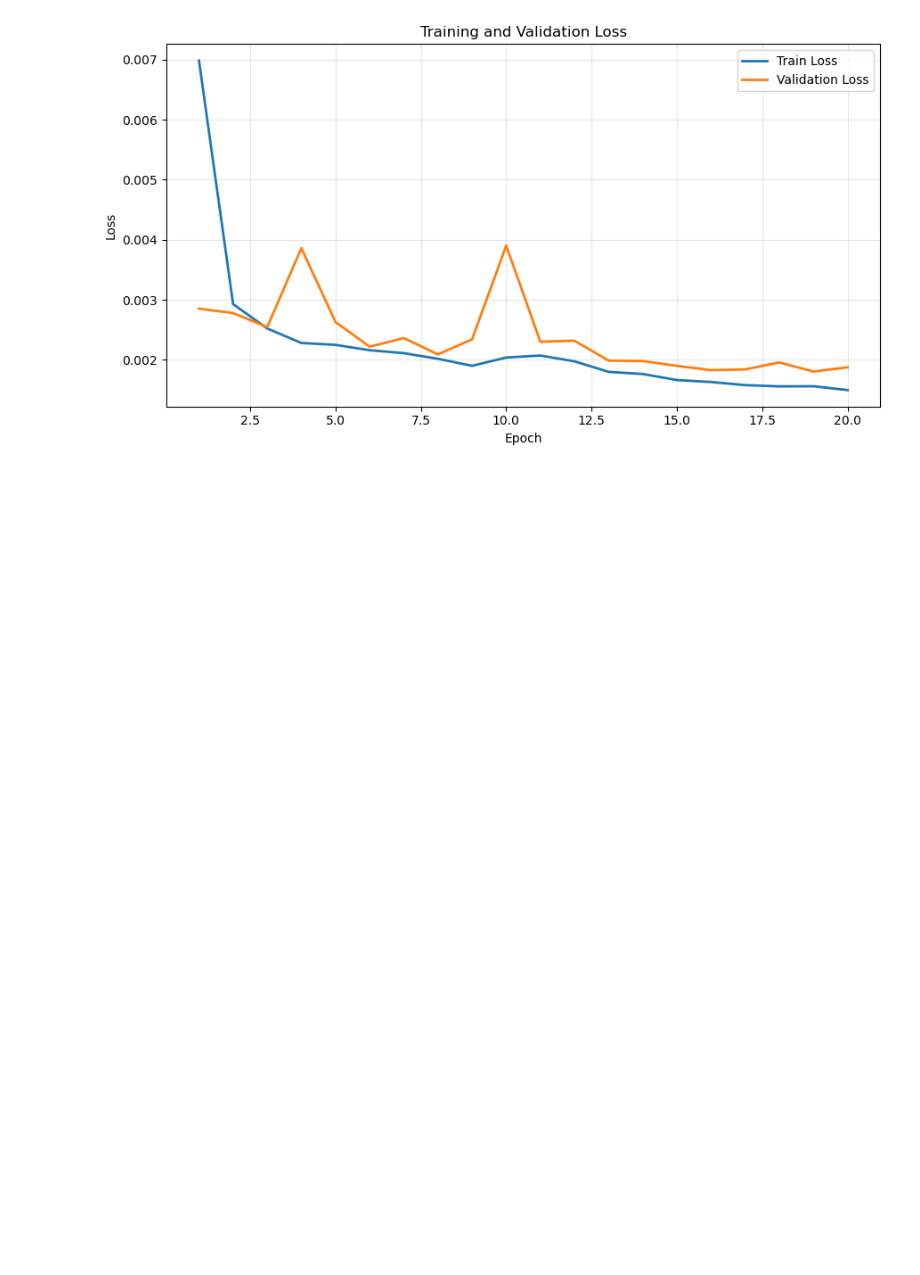
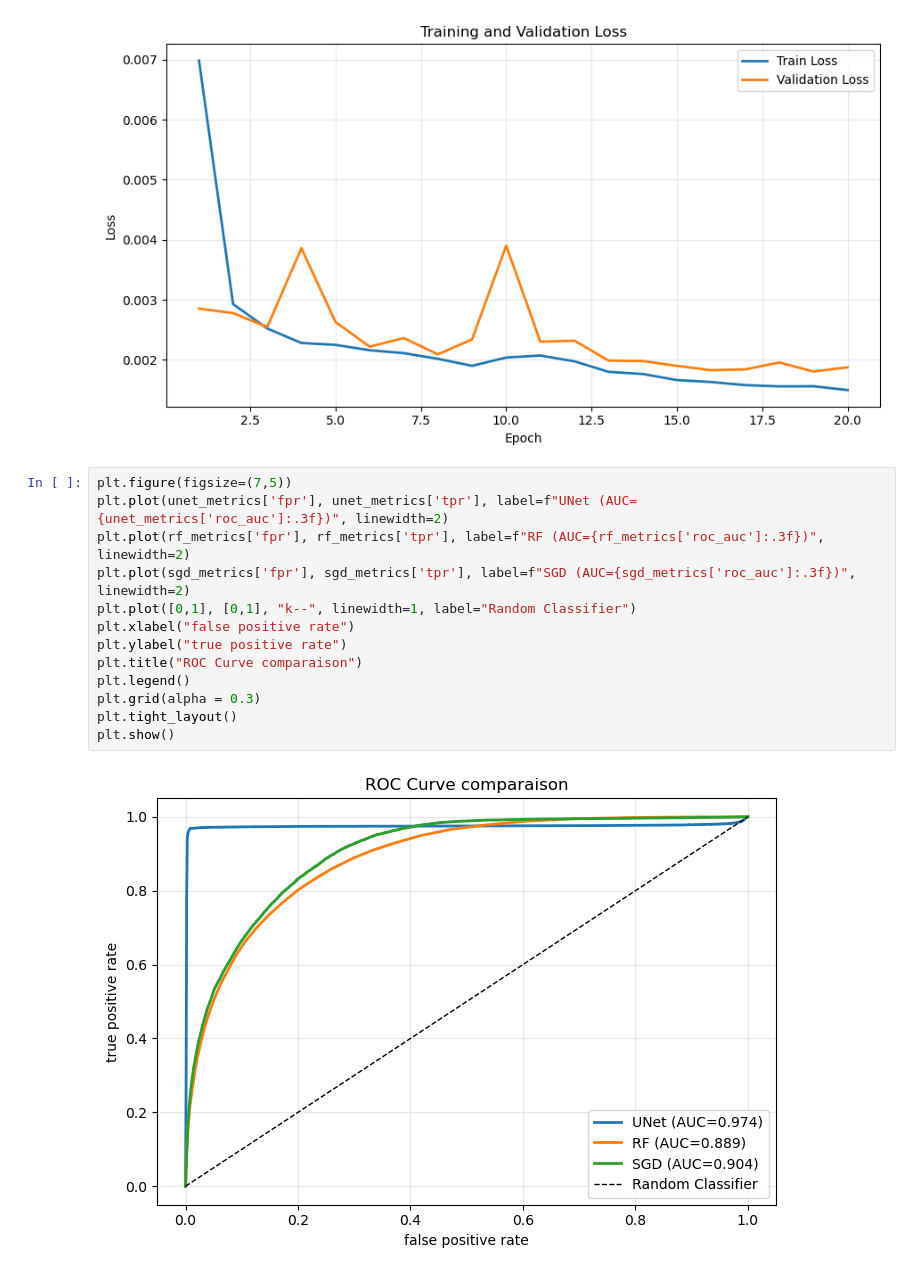
Before and after one commit to voracityyy/hyperspectral-image-road-segmentation, a Jupyter notebook: notebooks/plots.ipynb, the cells around one changed output. Drawn from its saved outputs; the diff is of its cells as text; blank space fills up the shorter version.

```diff
--- a/notebooks/plots.ipynb
+++ b/notebooks/plots.ipynb
@@ -44,3 +49,18 @@ plt.tight_layout()
 plt.show()
 # %% [output]
 [figure]
+# %%
+plt.figure(figsize=(7,5))
+plt.plot(unet_metrics['fpr'], unet_metrics['tpr'], label=f"UNet (AUC={unet_metrics['roc_auc']:.3f})", linewidth=2)
+plt.plot(rf_metrics['fpr'], rf_metrics['tpr'], label=f"RF (AUC={rf_metrics['roc_auc']:.3f})", linewidth=2)
+plt.plot(sgd_metrics['fpr'], sgd_metrics['tpr'], label=f"SGD (AUC={sgd_metrics['roc_auc']:.3f})", linewidth=2)
+plt.plot([0,1], [0,1], "k--", linewidth=1, label="Random Classifier")
+plt.xlabel("false positive rate")
+plt.ylabel("true positive rate")
+plt.title("ROC Curve comparaison")
+plt.legend()
+plt.grid(alpha = 0.3)
+plt.tight_layout()
+plt.show()
+# %% [output]
+[figure, added]
```
Also changed, not shown: parts of 1 cell of this notebook, 4 other files.
